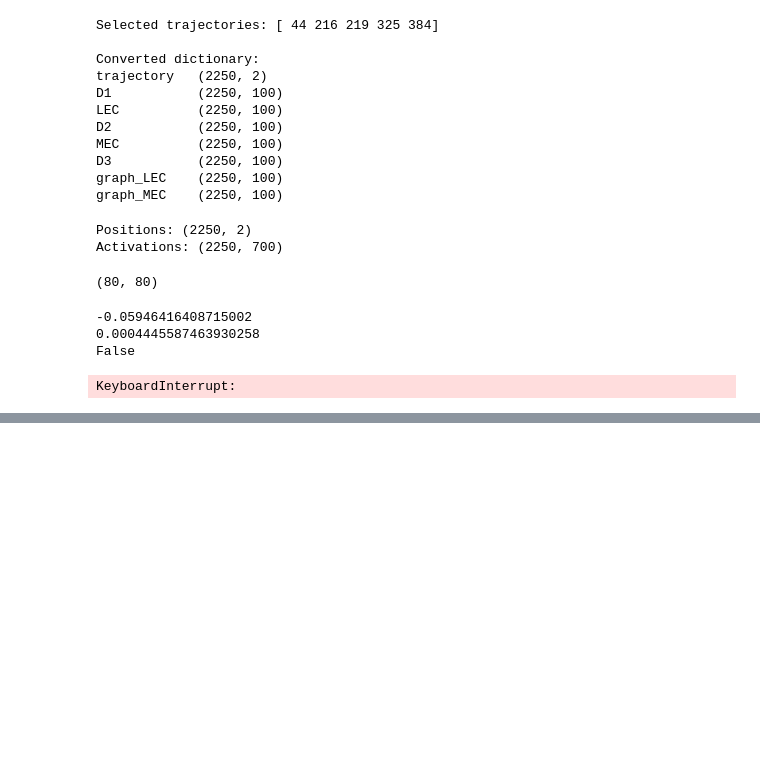
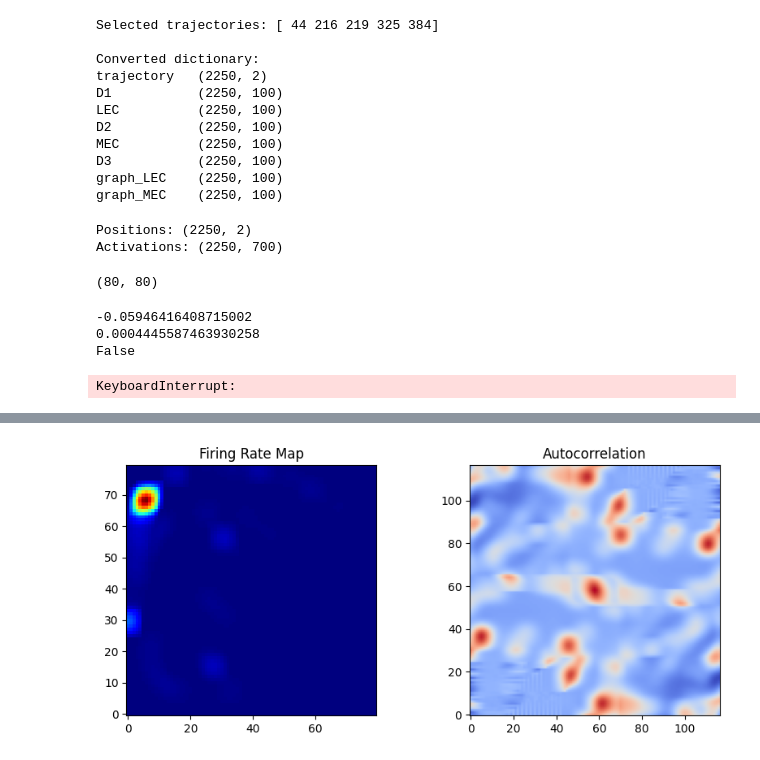
Before and after one commit to Sindhuramrutha/2d_hippocampal_cells, a Jupyter notebook: grid-cell-code/grid-cell-scorer.ipynb, the cells around one changed output, grey strips where cells are left out. Cells and saved outputs as stored; diff of their text form; code cells hidden in the pictures; blank space fills up the shorter version.

```diff
--- a/grid-cell-code/grid-cell-scorer.ipynb
+++ b/grid-cell-code/grid-cell-scorer.ipynb
@@ -883,12 +883,30 @@ print(result["is_grid_cell"])
 -0.05946416408715002
 0.0004445587463930258
 False
+# %%
+TEST_NEURONS = 10
+
+for neuron in range(TEST_NEURONS):
+
+    result = score_single_neuron(
+        responses=activations[:, neuron],
+        pos=raw_pos,
+        occupancy_map=occupancy_map,
+        num_shuffles=5,
+        rng=rng,
+        thresh_param=1.5,
+        res_param=40,
+    )
 # %%
+"""from tqdm.auto import tqdm
+
 rng = np.random.default_rng(0)
 
 results = []
 
-for neuron in range(activations.shape[1]):
+
+
+for neuron in tqdm(range(activations.shape[1])):
 
     result = score_single_neuron(
         responses=activations[:, neuron],
@@ -905,7 +923,7 @@ for neuron in range(activations.shape[1]):
 
     results.append(meta)
 
-print(f"Finished scoring {len(results)} neurons.")
+print(f"Finished scoring {len(results)} neurons.")"""
 # %% [output]
 KeyboardInterrupt:
 # %%
@@ -925,0 +979,22 @@ print(grid_indices)
+# %%
+import matplotlib.pyplot as plt
+
+idx = 0
+
+fig, ax = plt.subplots(1,2, figsize=(10,4))
+
+ax[0].imshow(results[idx]["original_map"],
+             origin="lower",
+             cmap="jet")
+
+ax[0].set_title("Firing Rate Map")
+
+ax[1].imshow(results[idx]["autocorr_map"],
+             origin="lower",
+             cmap="coolwarm")
+
+ax[1].set_title("Autocorrelation")
+
+plt.show()
+# %% [output]
+[figure, added]
```
Also changed, not shown: parts of 6 cells of this notebook.
